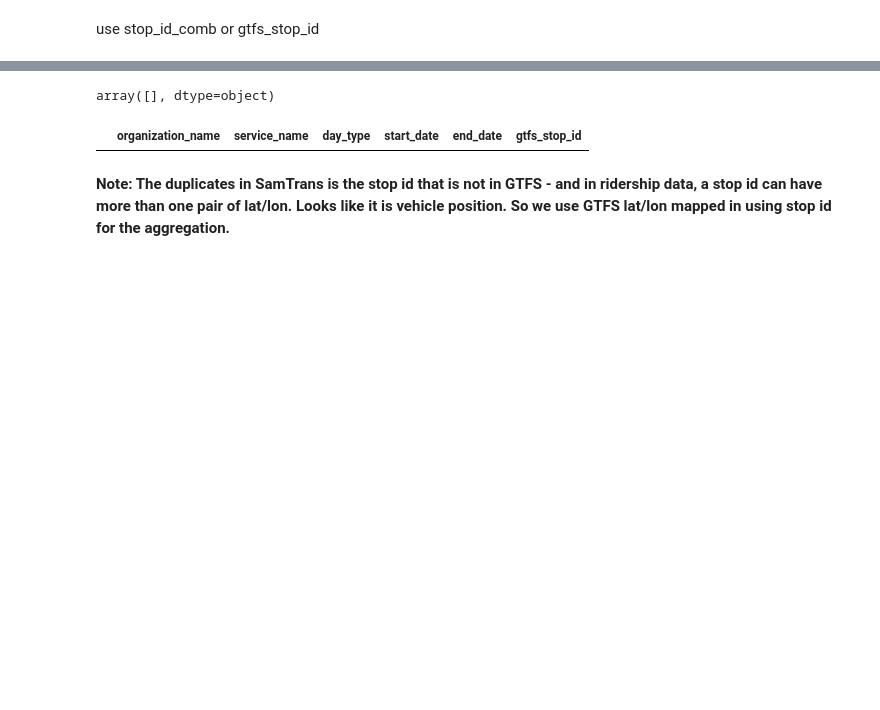
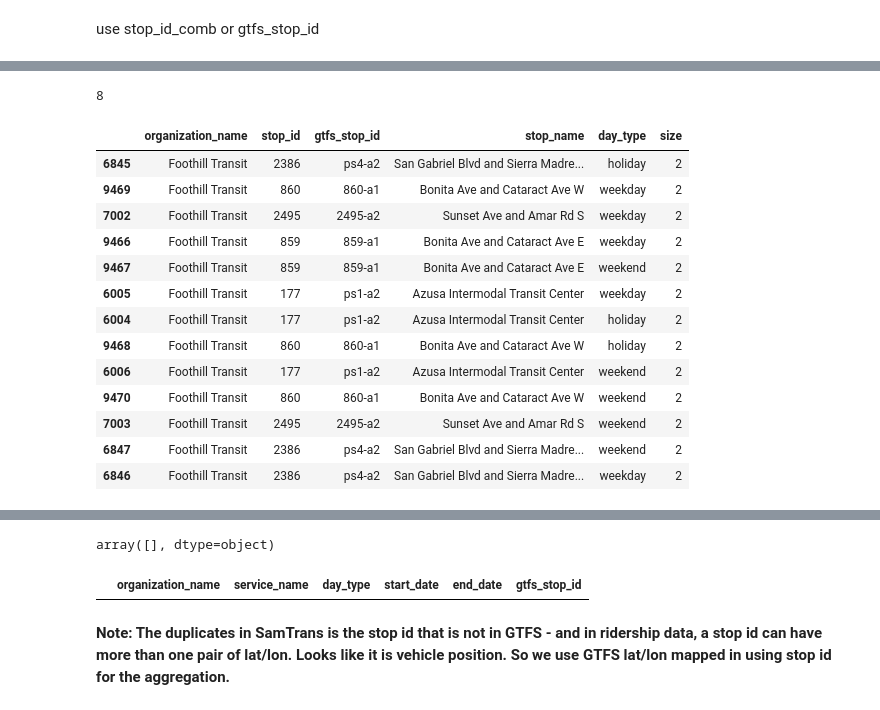
Before and after one commit to cal-itp/transit-ridership-analytics, a Jupyter notebook: fct_table.ipynb, the cells around one changed output, grey strips where cells are left out. Drawn from its saved outputs; the diff is of its cells as text; code cells hidden in the pictures; blank space fills up the shorter version.

```diff
--- a/fct_table.ipynb
+++ b/fct_table.ipynb
@@ -98,0 +135,4 @@ use stop_id_comb or gtfs_stop_id
+# %%
+df_reported_daily = df_ridership[(df_ridership["daily_ridership_basis"] == "reported_daily") |
+                                 (df_ridership["organization_name"] == "Riverside Transit Agency")].copy()
+df_reported_daily["organization_name"].unique()
@@ -98,0 +151,7 @@ use stop_id_comb or gtfs_stop_id
+# %%
+df_reported_daily = df_reported_daily.groupby(["dataset_id", "organization_name", "service_name", "stop_id", "gtfs_stop_id", "stop_name",
+                               "stop_lat", "stop_lon", "day_type", "daily_ridership_basis", "start_date", "end_date"], as_index=False, dropna=False) \
+                    .agg(daily_total_ridership = ("daily_total_ridership", lambda x: x.sum(min_count=1)),
+                         daily_alightings = ("daily_alightings", lambda x: x.sum(min_count=1)),
+                         daily_boardings = ("daily_boardings", lambda x: x.sum(min_count=1))).reset_index()
+df_reported_daily.head()
@@ -98,0 +187,6 @@ use stop_id_comb or gtfs_stop_id
+# %%
+df_reported_daily_agg = df_reported_daily.groupby(by=["dataset_id", "organization_name", "service_name", "stop_id", "gtfs_stop_id", "stop_name",
+                                                    "stop_lat", "stop_lon", "day_type"], as_index=False, dropna=False).agg(avg_daily_boardings = ("daily_boardings", "mean"),
+                                                                                                            avg_daily_alightings = ("daily_alightings", "mean"),
+                                                                                                            avg_daily_ridership = ("daily_total_ridership", "mean"))
+df_reported_daily_agg.head()
@@ -98,0 +200,3 @@ use stop_id_comb or gtfs_stop_id
+# %%
+df_reported_daily_agg = pd.merge(df_reported_daily_agg, df_dim[["dataset_id", "start_date_collected", "end_date_collected"]], on="dataset_id")
+df_reported_daily_agg.head()
@@ -98,0 +210,23 @@ use stop_id_comb or gtfs_stop_id
+# %%
+len(df_reported_daily_agg["organization_name"].unique())
+# %% [output]
+8
+# %%
+# check duplicates
+t_dup_check = df_reported_daily_agg.groupby(["organization_name", "stop_id", "gtfs_stop_id", "stop_name", "day_type"], as_index=False).size().sort_values(by="size", ascending=False)
+t_dup_check[t_dup_check["size"] > 1]
+# %% [output]
+|  | organization_name | stop_id | gtfs_stop_id | stop_name | day_type | size |
+| 6845 | Foothill Transit | 2386 | ps4-a2 | San Gabriel Blvd and Sierra Madre... | holiday | 2 |
+| 9469 | Foothill Transit | 860 | 860-a1 | Bonita Ave and Cataract Ave W | weekday | 2 |
+| 7002 | Foothill Transit | 2495 | 2495-a2 | Sunset Ave and Amar Rd S | weekday | 2 |
+| 9466 | Foothill Transit | 859 | 859-a1 | Bonita Ave and Cataract Ave E | weekday | 2 |
+| 9467 | Foothill Transit | 859 | 859-a1 | Bonita Ave and Cataract Ave E | weekend | 2 |
+| 6005 | Foothill Transit | 177 | ps1-a2 | Azusa Intermodal Transit Center | weekday | 2 |
+| 6004 | Foothill Transit | 177 | ps1-a2 | Azusa Intermodal Transit Center | holiday | 2 |
+| 9468 | Foothill Transit | 860 | 860-a1 | Bonita Ave and Cataract Ave W | holiday | 2 |
+| 6006 | Foothill Transit | 177 | ps1-a2 | Azusa Intermodal Transit Center | weekend | 2 |
+| 9470 | Foothill Transit | 860 | 860-a1 | Bonita Ave and Cataract Ave W | weekend | 2 |
+| 7003 | Foothill Transit | 2495 | 2495-a2 | Sunset Ave and Amar Rd S | weekend | 2 |
+| 6847 | Foothill Transit | 2386 | ps4-a2 | San Gabriel Blvd and Sierra Madre... | weekend | 2 |
+| 6846 | Foothill Transit | 2386 | ps4-a2 | San Gabriel Blvd and Sierra Madre... | weekday | 2 |
```
Also changed, not shown: parts of 36 cells of this notebook, 1 other file.
